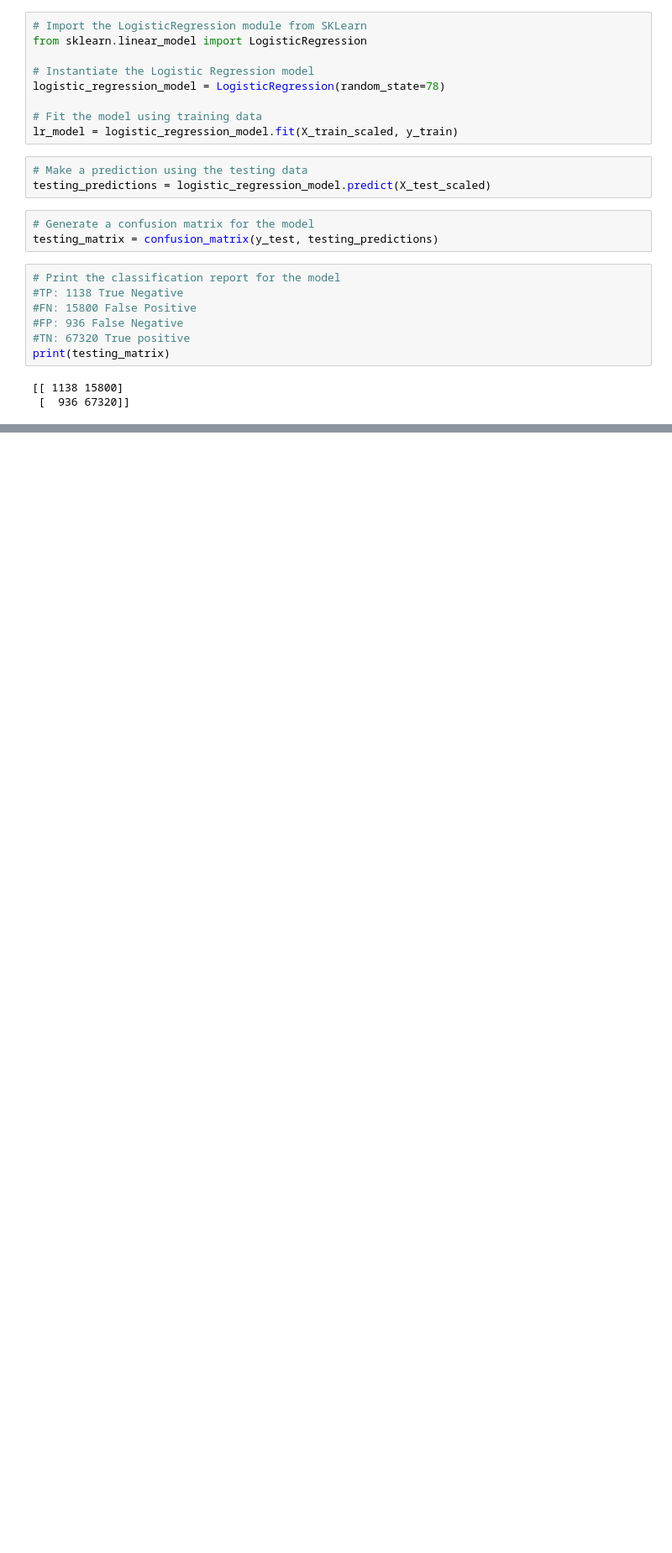
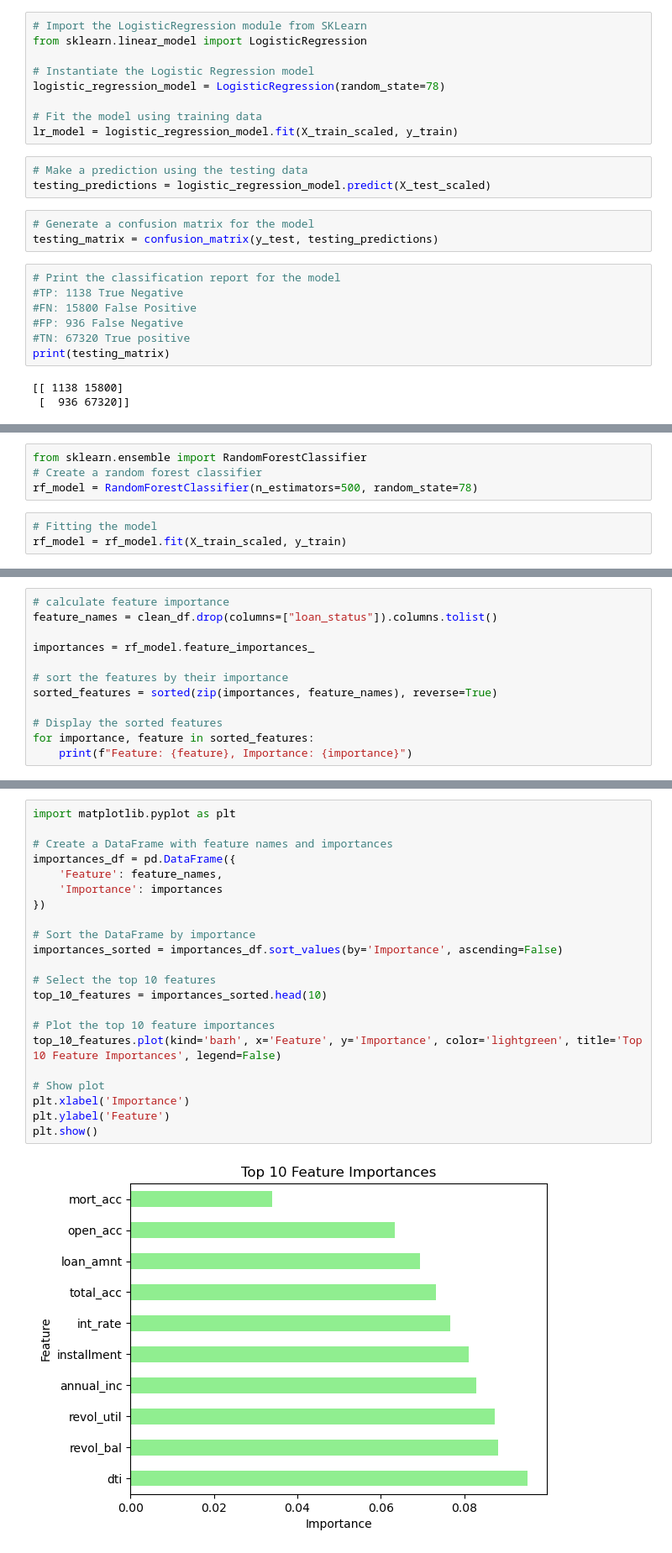
Before and after one commit to soumyaranjanswaincan/loan_analysis_project, a Jupyter notebook: loan_analysis.ipynb, the cells around one changed output, grey strips where cells are left out. Shown at 84% size. Saved outputs shown, nothing was run; the diff lists cells and outputs as text; blank space fills up the shorter version.

Commit message:
Adding Visualization

```diff
--- a/loan_analysis.ipynb
+++ b/loan_analysis.ipynb
@@ -141,0 +289,7 @@ Accuracy: 0.8035542409089842
+# %%
+from sklearn.ensemble import RandomForestClassifier
+# Create a random forest classifier
+rf_model = RandomForestClassifier(n_estimators=500, random_state=78)
+# %%
+# Fitting the model
+rf_model = rf_model.fit(X_train_scaled, y_train)
@@ -141,0 +330,12 @@ Accuracy: 0.8035542409089842
+# %%
+# calculate feature importance
+feature_names = clean_df.drop(columns=["loan_status"]).columns.tolist()
+
+importances = rf_model.feature_importances_
+
+# sort the features by their importance
+sorted_features = sorted(zip(importances, feature_names), reverse=True)
+
+# Display the sorted features
+for importance, feature in sorted_features:
+    print(f"Feature: {feature}, Importance: {importance}")
@@ -141,0 +368,24 @@ Accuracy: 0.8035542409089842
+# %%
+import matplotlib.pyplot as plt
+
+# Create a DataFrame with feature names and importances
+importances_df = pd.DataFrame({
+    'Feature': feature_names,
+    'Importance': importances
+})
+
+# Sort the DataFrame by importance
+importances_sorted = importances_df.sort_values(by='Importance', ascending=False)
+
+# Select the top 10 features
+top_10_features = importances_sorted.head(10)
+
+# Plot the top 10 feature importances
+top_10_features.plot(kind='barh', x='Feature', y='Importance', color='lightgreen', title='Top 10 Feature Importances', legend=False)
+
+# Show plot
+plt.xlabel('Importance')
+plt.ylabel('Feature')
+plt.show()
+# %% [output]
+[figure, added]
```
Also changed, not shown: parts of 21 cells of this notebook, 1 other file.
